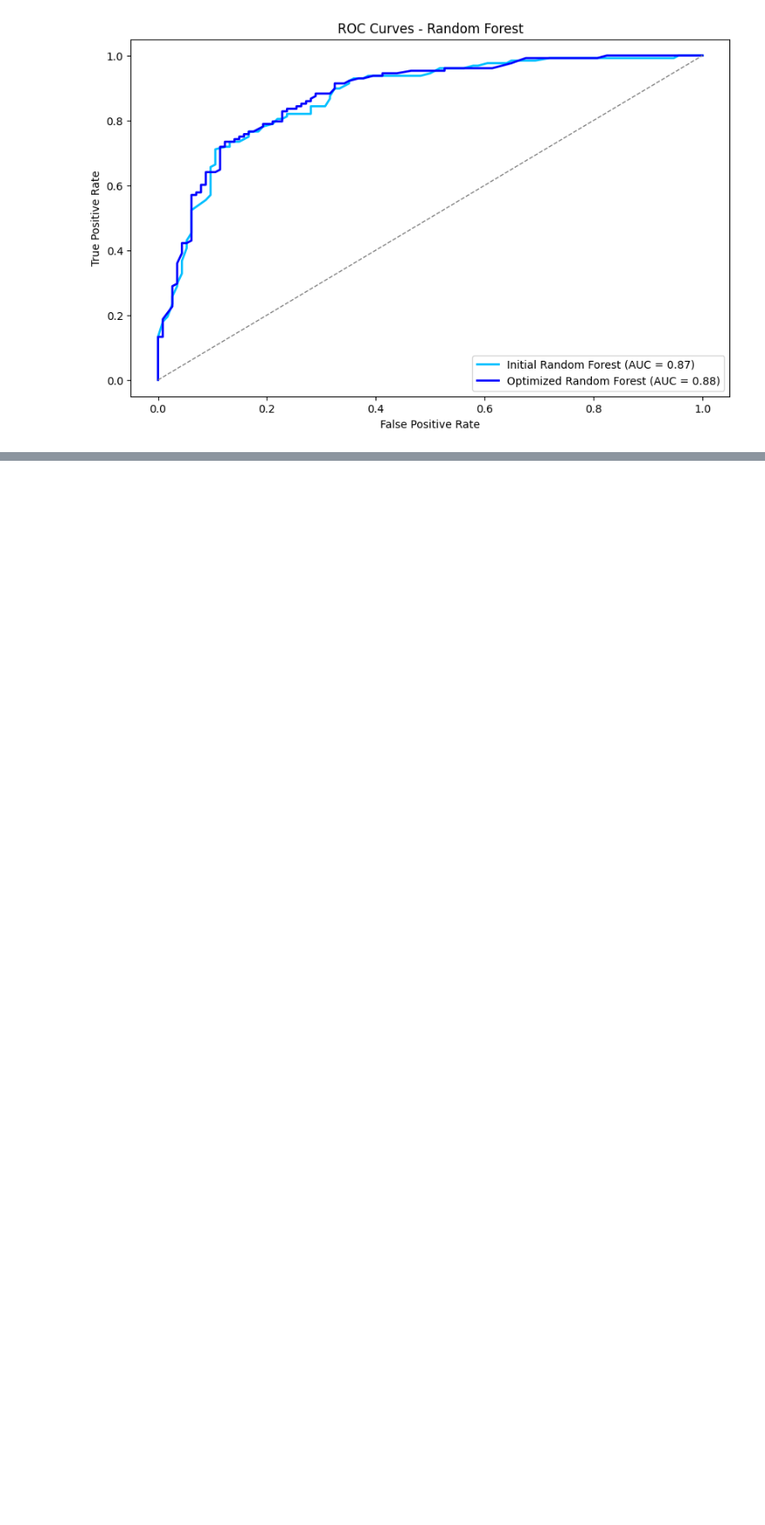
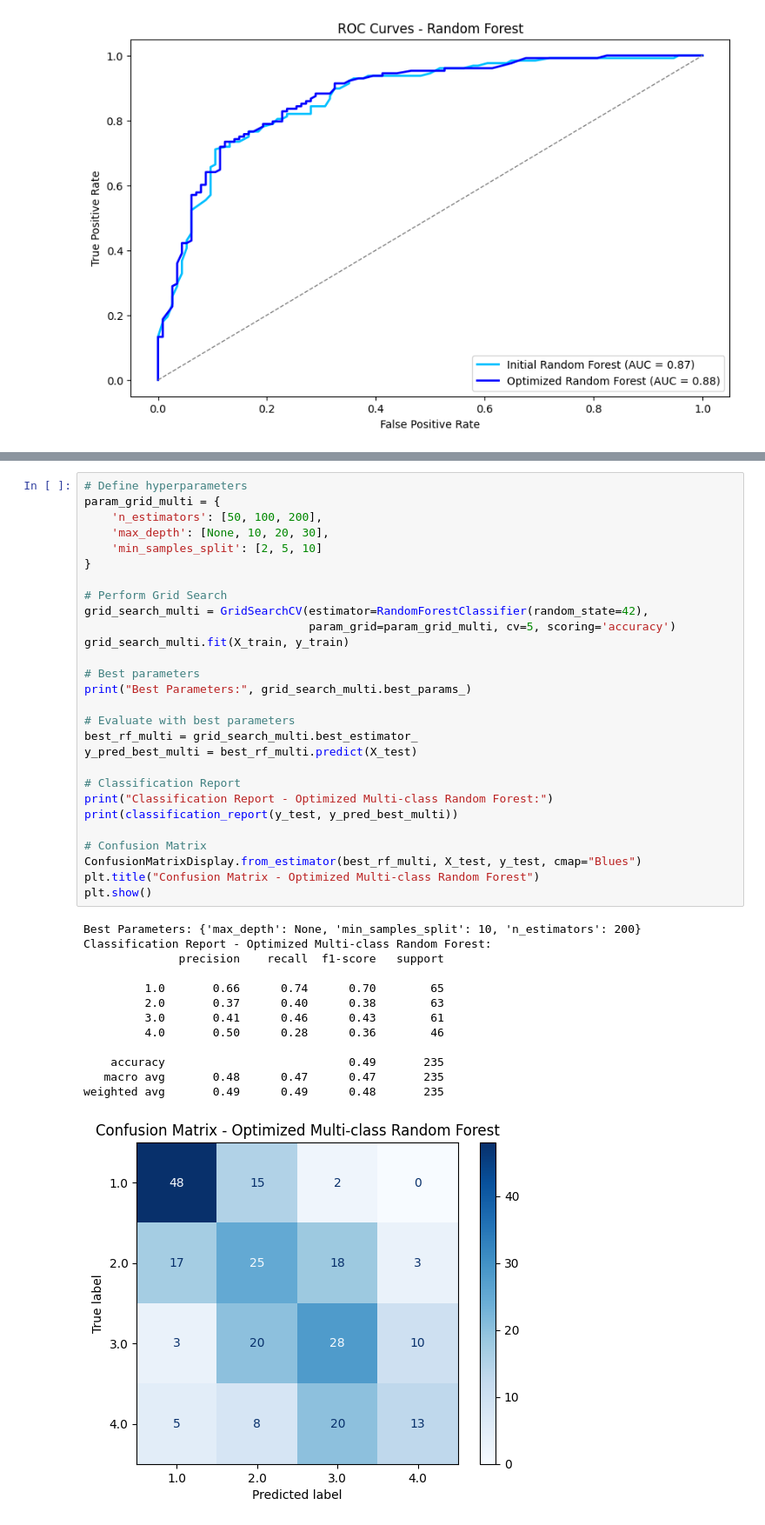
Before and after one commit to NandiniKodali988/F1-Through-Data, a Jupyter notebook: technical-details/supervised-learning/main.ipynb, the cells around one changed output, grey strips where cells are left out. Shown at 87% size. Cells and saved outputs as stored; diff of their text form; blank space fills up the shorter version.

```diff
--- a/technical-details/supervised-learning/main.ipynb
+++ b/technical-details/supervised-learning/main.ipynb
@@ -325,0 +390,42 @@ plt.show()
+# %%
+# Define hyperparameters
+param_grid_multi = {
+    'n_estimators': [50, 100, 200],
+    'max_depth': [None, 10, 20, 30],
+    'min_samples_split': [2, 5, 10]
+}
+
+# Perform Grid Search
+grid_search_multi = GridSearchCV(estimator=RandomForestClassifier(random_state=42),
+                                 param_grid=param_grid_multi, cv=5, scoring='accuracy')
+grid_search_multi.fit(X_train, y_train)
+
+# Best parameters
+print("Best Parameters:", grid_search_multi.best_params_)
+
+# Evaluate with best parameters
+best_rf_multi = grid_search_multi.best_estimator_
+y_pred_best_multi = best_rf_multi.predict(X_test)
+
+# Classification Report
+print("Classification Report - Optimized Multi-class Random Forest:")
+print(classification_report(y_test, y_pred_best_multi))
+
+# Confusion Matrix
+ConfusionMatrixDisplay.from_estimator(best_rf_multi, X_test, y_test, cmap="Blues")
+plt.title("Confusion Matrix - Optimized Multi-class Random Forest")
+plt.show()
+# %% [output]
+Best Parameters: {'max_depth': None, 'min_samples_split': 10, 'n_estimators': 200}
+Classification Report - Optimized Multi-class Random Forest:
+              precision    recall  f1-score   support
+
+         1.0       0.66      0.74      0.70        65
+         2.0       0.37      0.40      0.38        63
+         3.0       0.41      0.46      0.43        61
+         4.0       0.50      0.28      0.36        46
+
+    accuracy                           0.49       235
+   macro avg       0.48      0.47      0.47       235
+weighted avg       0.49      0.49      0.48       235
+[figure, added]
```
Also changed, not shown: parts of 8 cells of this notebook, 7 other files.
